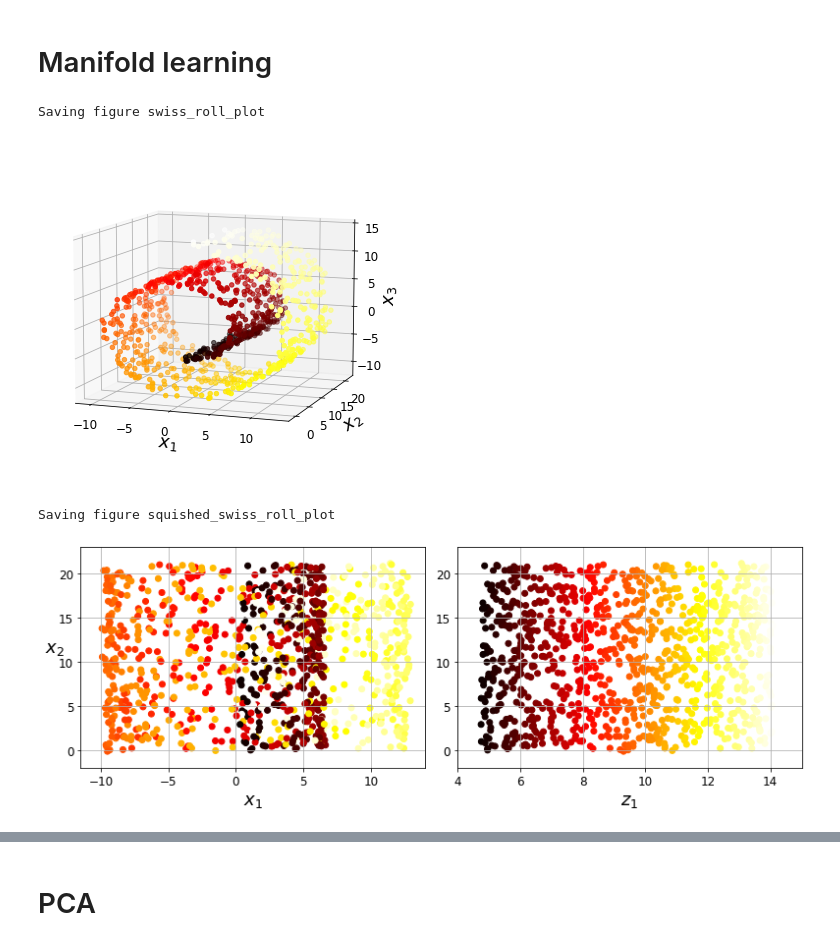
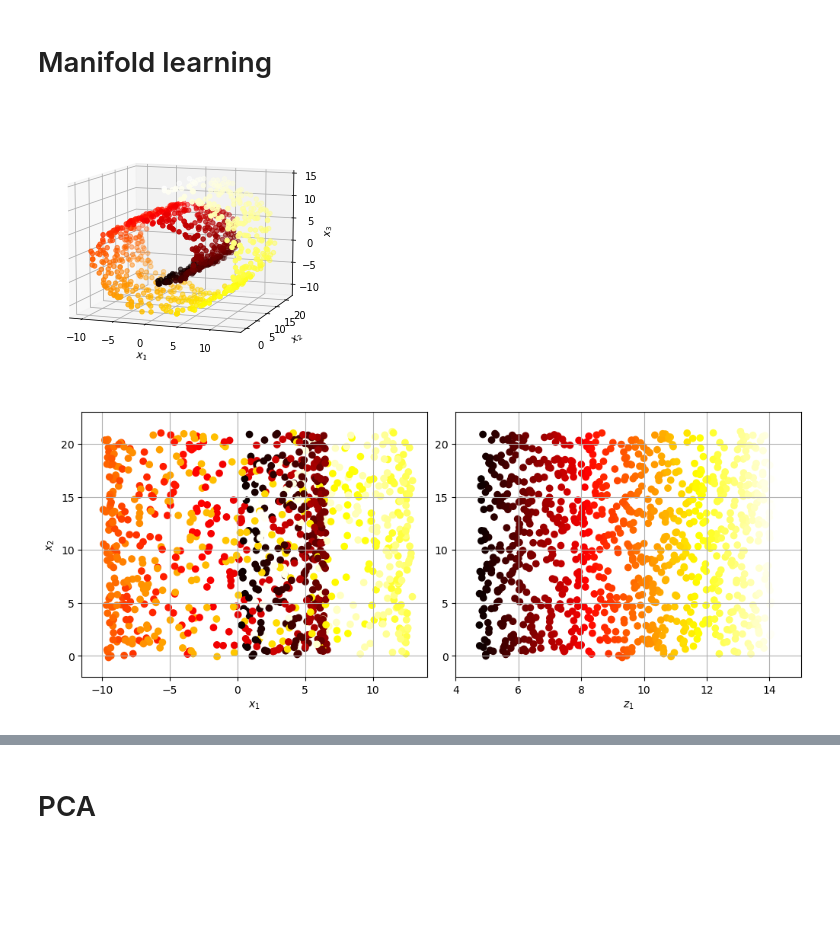
Before and after one commit to jy12060026ai/excss-stats, a Jupyter notebook: handson/08-dimensionality-reduction.ipynb, the cells around one changed output, grey strips where cells are left out. Cells and saved outputs as stored; diff of their text form; code cells hidden in the pictures; blank space fills up the shorter version.

```diff
--- a/handson/08-dimensionality-reduction.ipynb
+++ b/handson/08-dimensionality-reduction.ipynb
@@ -251,7 +251,7 @@ from sklearn.datasets import make_swiss_roll
 # %%
 X, t = make_swiss_roll(n_samples=1000, noise=0.2, random_state=42)
 # %%
-axes = [-11.5, 14, -2, 23, -12, 15]
+lims = [-11.5, 14, -2, 23, -12, 15]
 
 fig = plt.figure(figsize=(6, 5))
 ax = fig.add_subplot(111, projection='3d')
@@ -261,31 +261,26 @@ ax.view_init(10, -70)
 ax.set(xlabel="$x_1$",
        ylabel="$x_2$",
        zlabel="$x_3$",
-       xlim=axes[0:2],
-       ylim=axes[2:4],
-       zlim=axes[4:6])
+       xlim=lims[0:2],
+       ylim=lims[2:4],
+       zlim=lims[4:6])
 
 plt.show()
 # %% [output]
-Saving figure swiss_roll_plot
-[figure, old version]
+[figure, new version]
 # %%
-plt.figure(figsize=(11, 4))
+_, axes = plt.subplots(1, 2, figsize=(10, 4), dpi=100, constrained_layout=True)
 
-plt.subplot(121)
-plt.scatter(X[:, 0], X[:, 1], c=t, cmap=plt.cm.hot)
-plt.axis(axes[:4])
-ax.set(xlabel="$x_1$", fontsize='large')
-ax.set(ylabel="$x_2$", fontsize='large')
-ax.grid(1)
+axes[0].scatter(X[:, 0], X[:, 1], c=t, cmap=plt.cm.hot)
+axes[0].axis(lims[:4])
+axes[0].set(xlabel="$x_1$",ylabel="$x_2$")
+axes[0].grid(1)
 
-plt.subplot(122)
-plt.scatter(t, X[:, 1], c=t, cmap=plt.cm.hot)
-ax.set(xlim=[4, 15, axes[2], axes[3]])
-ax.set(xlabel="$z_1$", fontsize='large')
-ax.grid(1)
+axes[1].scatter(t, X[:, 1], c=t, cmap=plt.cm.hot)
+axes[1].axis([4, 15] + lims[2:4])
+axes[1].set(xlabel="$z_1$")
+axes[1].grid(1)
 
 plt.show()
 # %% [output]
-Saving figure squished_swiss_roll_plot
-[figure, old version]
+[figure, new version]
```
Also changed, not shown: parts of 34 cells of this notebook.
